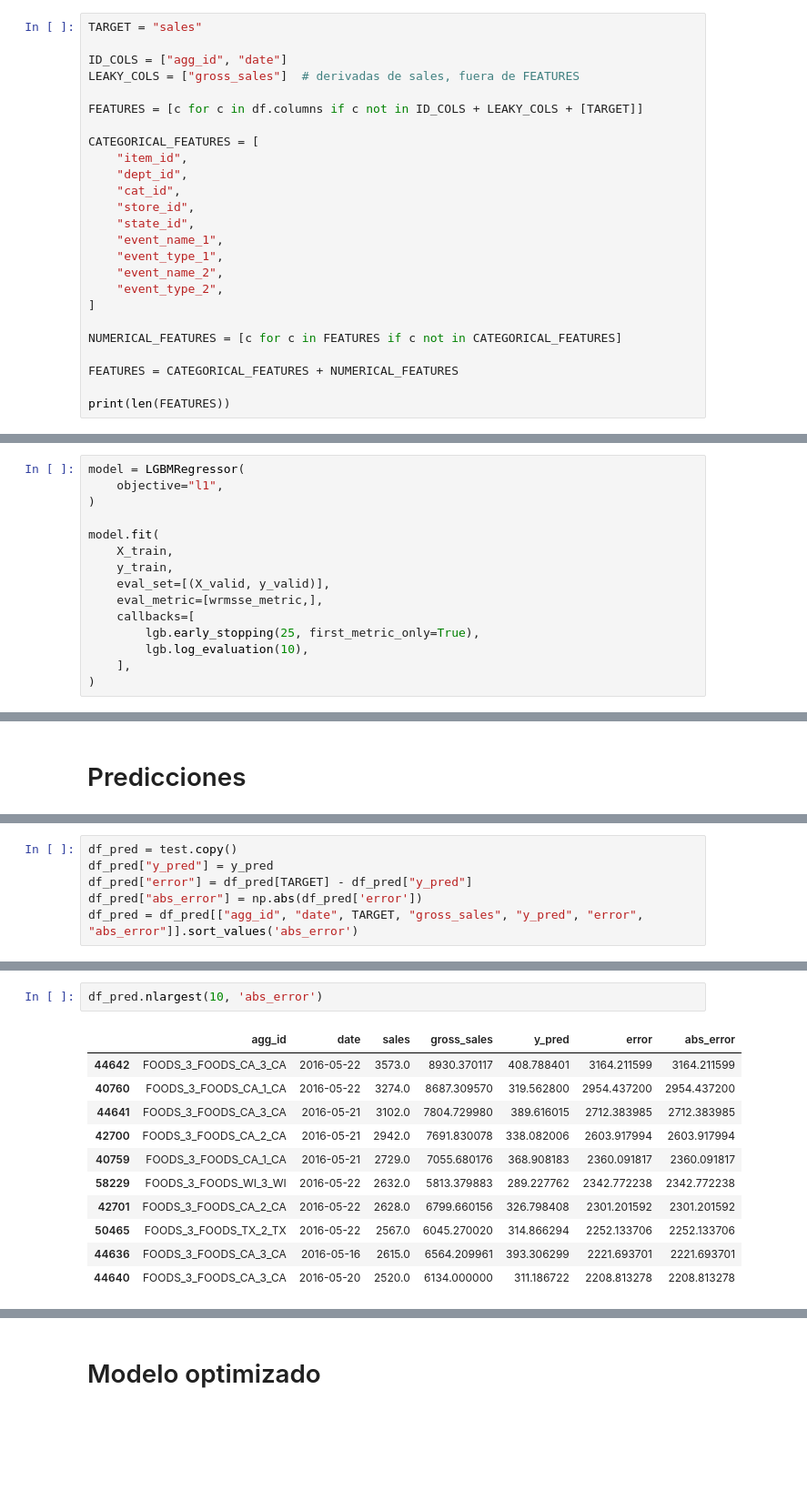
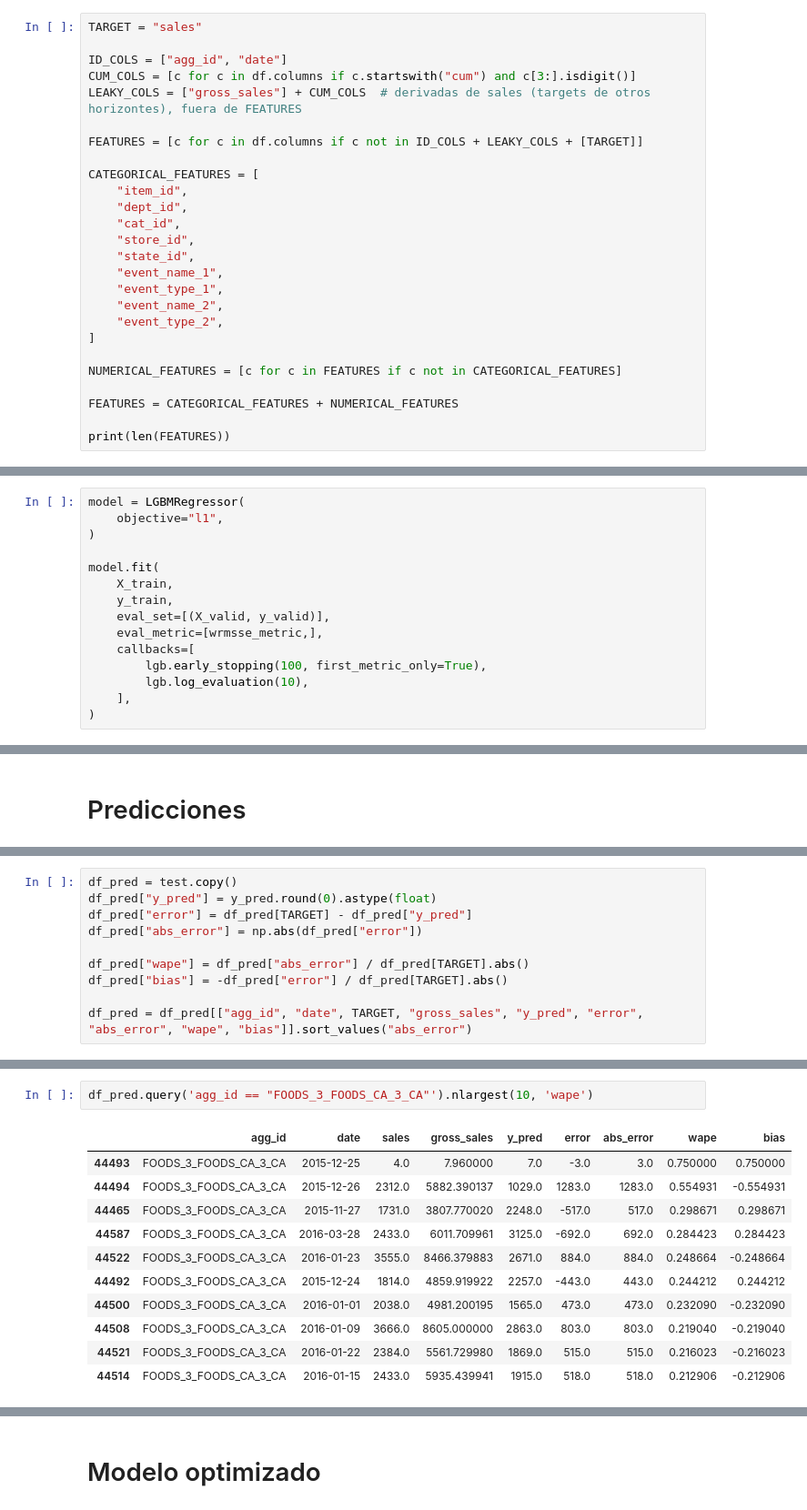
Before and after one commit to njimenez94/forecast-tfm, a Jupyter notebook: notebooks/02_model.ipynb, the cells around one changed output, grey strips where cells are left out. Shown at 91% size. Drawn from its saved outputs; the diff is of its cells as text; blank space fills up the shorter version.

```diff
--- a/notebooks/02_model.ipynb
+++ b/notebooks/02_model.ipynb
@@ -39,7 +39,8 @@ df.head()
 TARGET = "sales"
 
 ID_COLS = ["agg_id", "date"]
-LEAKY_COLS = ["gross_sales"]  # derivadas de sales, fuera de FEATURES
+CUM_COLS = [c for c in df.columns if c.startswith("cum") and c[3:].isdigit()]
+LEAKY_COLS = ["gross_sales"] + CUM_COLS  # derivadas de sales (targets de otros horizontes), fuera de FEATURES
 
 FEATURES = [c for c in df.columns if c not in ID_COLS + LEAKY_COLS + [TARGET]]
 
@@ -129,7 +130,7 @@ model.fit(
     eval_set=[(X_valid, y_valid)],
     eval_metric=[wrmsse_metric,],
     callbacks=[
-        lgb.early_stopping(25, first_metric_only=True),
+        lgb.early_stopping(100, first_metric_only=True),
         lgb.log_evaluation(10),
     ],
 )
@@ -255,9 +262,13 @@ Test WRMSSE: 1.1969
 # %%
 df_pred = test.copy()
-df_pred["y_pred"] = y_pred
+df_pred["y_pred"] = y_pred.round(0).astype(float)
 df_pred["error"] = df_pred[TARGET] - df_pred["y_pred"]
-df_pred["abs_error"] = np.abs(df_pred['error'])
-df_pred = df_pred[["agg_id", "date", TARGET, "gross_sales", "y_pred", "error", "abs_error"]].sort_values('abs_error')
+df_pred["abs_error"] = np.abs(df_pred["error"])
+
+df_pred["wape"] = df_pred["abs_error"] / df_pred[TARGET].abs()
+df_pred["bias"] = -df_pred["error"] / df_pred[TARGET].abs()
+
+df_pred = df_pred[["agg_id", "date", TARGET, "gross_sales", "y_pred", "error", "abs_error", "wape", "bias"]].sort_values("abs_error")
 # %%
 from src.evaluation.metrics import compute_scales, bias
 
@@ -314,14 +324,14 @@ df_metrics
 # %%
-df_pred.nlargest(10, 'abs_error')
+df_pred.query('agg_id == "FOODS_3_FOODS_CA_3_CA"').nlargest(10, 'wape')
 # %% [output]
-|  | agg_id | date | sales | gross_sales | y_pred | error | abs_error |
-| 44642 | FOODS_3_FOODS_CA_3_CA | 2016-05-22 | 3573.0 | 8930.370117 | 408.788401 | 3164.211599 | 3164.211599 |
-| 40760 | FOODS_3_FOODS_CA_1_CA | 2016-05-22 | 3274.0 | 8687.309570 | 319.562800 | 2954.437200 | 2954.437200 |
-| 44641 | FOODS_3_FOODS_CA_3_CA | 2016-05-21 | 3102.0 | 7804.729980 | 389.616015 | 2712.383985 | 2712.383985 |
-| 42700 | FOODS_3_FOODS_CA_2_CA | 2016-05-21 | 2942.0 | 7691.830078 | 338.082006 | 2603.917994 | 2603.917994 |
-| 40759 | FOODS_3_FOODS_CA_1_CA | 2016-05-21 | 2729.0 | 7055.680176 | 368.908183 | 2360.091817 | 2360.091817 |
-| 58229 | FOODS_3_FOODS_WI_3_WI | 2016-05-22 | 2632.0 | 5813.379883 | 289.227762 | 2342.772238 | 2342.772238 |
-| 42701 | FOODS_3_FOODS_CA_2_CA | 2016-05-22 | 2628.0 | 6799.660156 | 326.798408 | 2301.201592 | 2301.201592 |
-| 50465 | FOODS_3_FOODS_TX_2_TX | 2016-05-22 | 2567.0 | 6045.270020 | 314.866294 | 2252.133706 | 2252.133706 |
-| 44636 | FOODS_3_FOODS_CA_3_CA | 2016-05-16 | 2615.0 | 6564.209961 | 393.306299 | 2221.693701 | 2221.693701 |
-| 44640 | FOODS_3_FOODS_CA_3_CA | 2016-05-20 | 2520.0 | 6134.000000 | 311.186722 | 2208.813278 | 2208.813278 |
+|  | agg_id | date | sales | gross_sales | y_pred | error | abs_error | wape | bias |
+| 44493 | FOODS_3_FOODS_CA_3_CA | 2015-12-25 | 4.0 | 7.960000 | 7.0 | -3.0 | 3.0 | 0.750000 | 0.750000 |
+| 44494 | FOODS_3_FOODS_CA_3_CA | 2015-12-26 | 2312.0 | 5882.390137 | 1029.0 | 1283.0 | 1283.0 | 0.554931 | -0.554931 |
+| 44465 | FOODS_3_FOODS_CA_3_CA | 2015-11-27 | 1731.0 | 3807.770020 | 2248.0 | -517.0 | 517.0 | 0.298671 | 0.298671 |
+| 44587 | FOODS_3_FOODS_CA_3_CA | 2016-03-28 | 2433.0 | 6011.709961 | 3125.0 | -692.0 | 692.0 | 0.284423 | 0.284423 |
+| 44522 | FOODS_3_FOODS_CA_3_CA | 2016-01-23 | 3555.0 | 8466.379883 | 2671.0 | 884.0 | 884.0 | 0.248664 | -0.248664 |
+| 44492 | FOODS_3_FOODS_CA_3_CA | 2015-12-24 | 1814.0 | 4859.919922 | 2257.0 | -443.0 | 443.0 | 0.244212 | 0.244212 |
+| 44500 | FOODS_3_FOODS_CA_3_CA | 2016-01-01 | 2038.0 | 4981.200195 | 1565.0 | 473.0 | 473.0 | 0.232090 | -0.232090 |
+| 44508 | FOODS_3_FOODS_CA_3_CA | 2016-01-09 | 3666.0 | 8605.000000 | 2863.0 | 803.0 | 803.0 | 0.219040 | -0.219040 |
+| 44521 | FOODS_3_FOODS_CA_3_CA | 2016-01-22 | 2384.0 | 5561.729980 | 1869.0 | 515.0 | 515.0 | 0.216023 | -0.216023 |
+| 44514 | FOODS_3_FOODS_CA_3_CA | 2016-01-15 | 2433.0 | 5935.439941 | 1915.0 | 518.0 | 518.0 | 0.212906 | -0.212906 |
```
Also changed, not shown: parts of 16 cells of this notebook, 1 other file.
